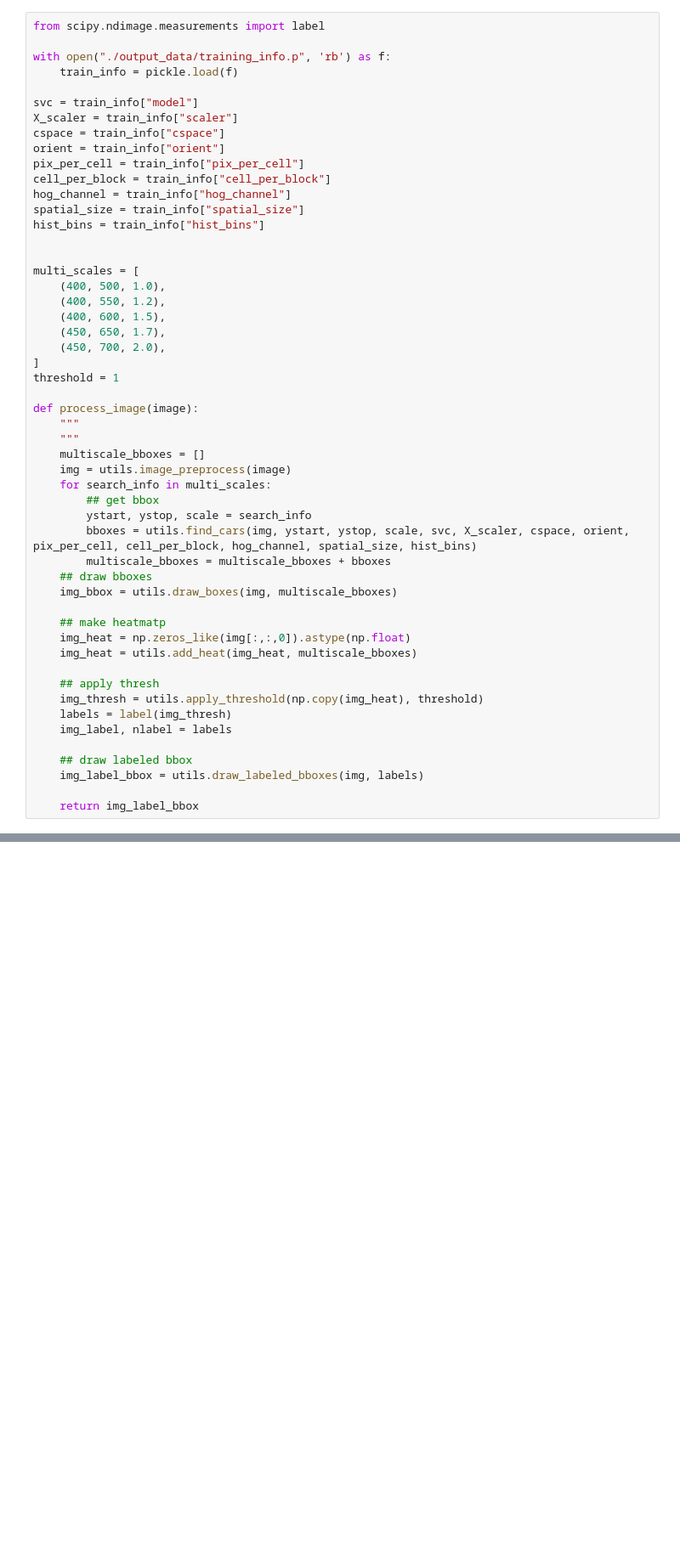
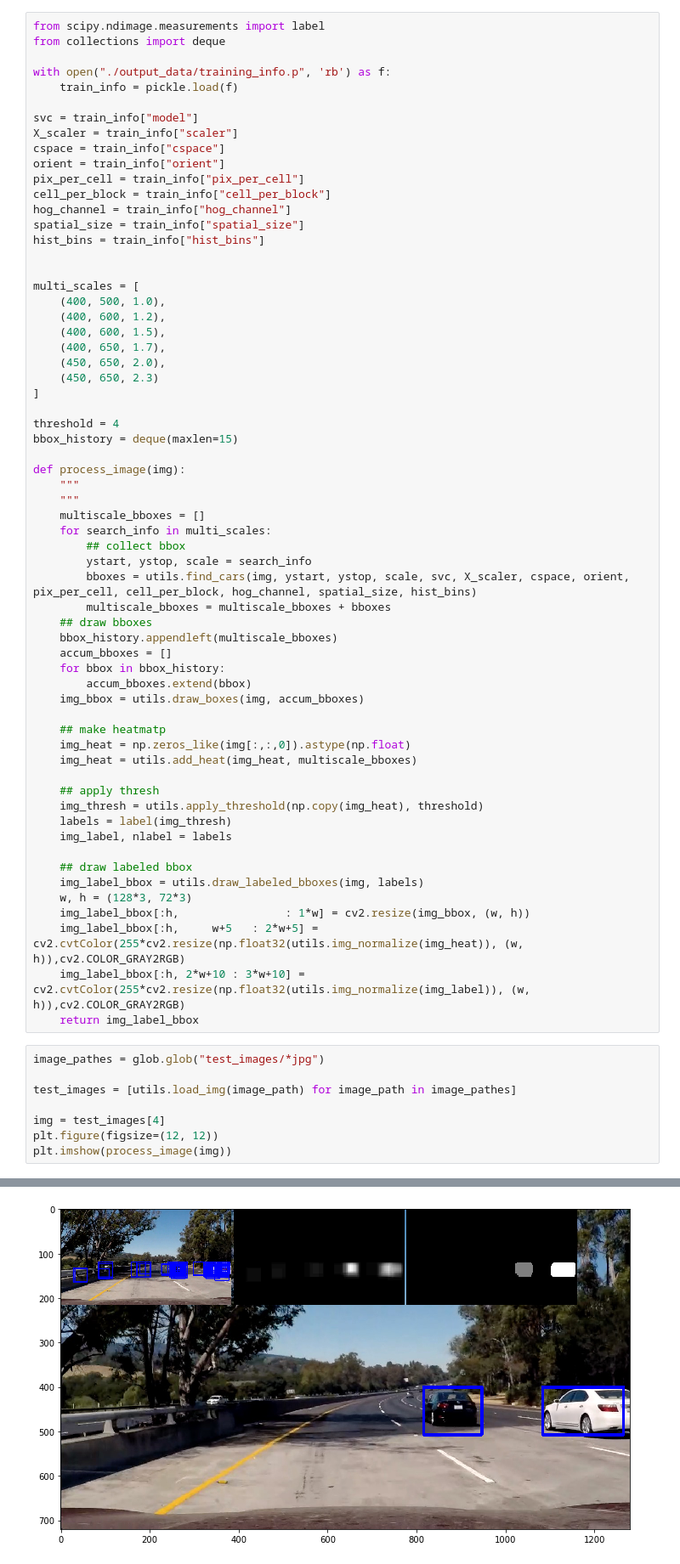
Before and after one commit to i-aki-y/selfdrivingcar-project5, a Jupyter notebook: VehicleDetection.ipynb, the cells around one changed output, grey strips where cells are left out. Shown at 85% size. Cells and saved outputs as stored; diff of their text form; blank space fills up the shorter version.

```diff
--- a/VehicleDetection.ipynb
+++ b/VehicleDetection.ipynb
@@ -19,6 +17,7 @@ from IPython.display import HTML
 import utils
 # %%
 from scipy.ndimage.measurements import label
+from collections import deque
 
 with open("./output_data/training_info.p", 'rb') as f:
     train_info = pickle.load(f)
@@ -36,25 +35,31 @@ hist_bins = train_info["hist_bins"]
 
 multi_scales = [
     (400, 500, 1.0),
-    (400, 550, 1.2),
+    (400, 600, 1.2),
     (400, 600, 1.5),
-    (450, 650, 1.7),
-    (450, 700, 2.0),
+    (400, 650, 1.7),
+    (450, 650, 2.0),
+    (450, 650, 2.3)
 ]
-threshold = 1
 
-def process_image(image):
+threshold = 4
+bbox_history = deque(maxlen=15)
+
+def process_image(img):
     """
     """
     multiscale_bboxes = []
-    img = utils.image_preprocess(image)
     for search_info in multi_scales:
-        ## get bbox
+        ## collect bbox
         ystart, ystop, scale = search_info
         bboxes = utils.find_cars(img, ystart, ystop, scale, svc, X_scaler, cspace, orient, pix_per_cell, cell_per_block, hog_channel, spatial_size, hist_bins)
         multiscale_bboxes = multiscale_bboxes + bboxes
     ## draw bboxes
-    img_bbox = utils.draw_boxes(img, multiscale_bboxes)
+    bbox_history.appendleft(multiscale_bboxes)
+    accum_bboxes = []
+    for bbox in bbox_history:
+        accum_bboxes.extend(bbox)
+    img_bbox = utils.draw_boxes(img, accum_bboxes)
 
     ## make heatmatp
     img_heat = np.zeros_like(img[:,:,0]).astype(np.float)
@@ -67,5 +72,17 @@ def process_image(image):
 
     ## draw labeled bbox
     img_label_bbox = utils.draw_labeled_bboxes(img, labels)
-
+    w, h = (128*3, 72*3)
+    img_label_bbox[:h,                : 1*w] = cv2.resize(img_bbox, (w, h))
+    img_label_bbox[:h,     w+5   : 2*w+5] = cv2.cvtColor(255*cv2.resize(np.float32(utils.img_normalize(img_heat)), (w, h)),cv2.COLOR_GRAY2RGB)
+    img_label_bbox[:h, 2*w+10 : 3*w+10] = cv2.cvtColor(255*cv2.resize(np.float32(utils.img_normalize(img_label)), (w, h)),cv2.COLOR_GRAY2RGB)
     return img_label_bbox
+# %%
+image_pathes = glob.glob("test_images/*jpg")
+
+test_images = [utils.load_img(image_path) for image_path in image_pathes]
+
+img = test_images[4]
+plt.figure(figsize=(12, 12))
+plt.imshow(process_image(img))
+# %% [output]
@@ -72,3 +90,4 @@ def process_image(image):
+[figure, added]
 # %%
 white_output = 'output_video/sol_project_video.mp4'
 
```
Also changed, not shown: parts of 5 cells of this notebook, 20 other files.
